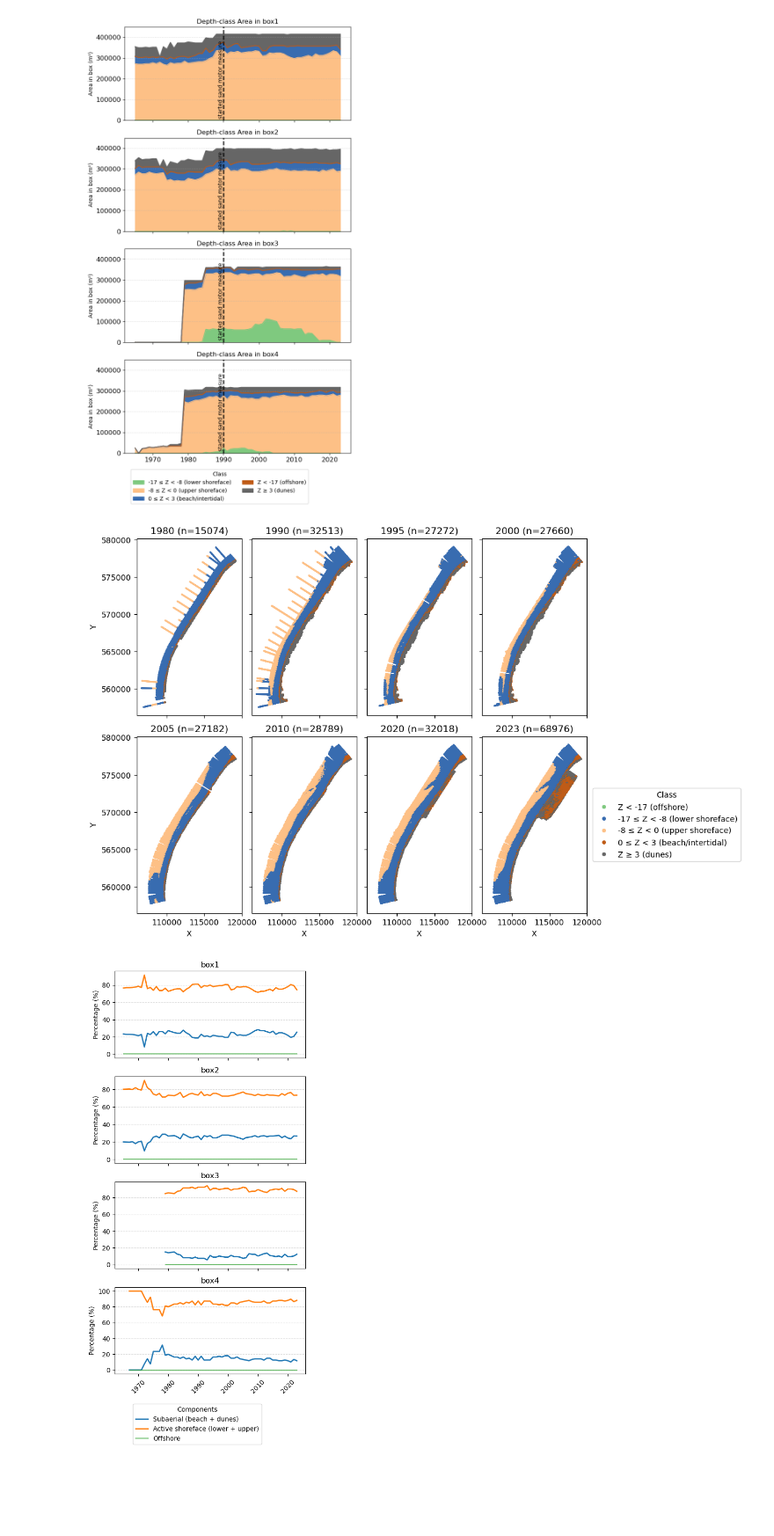
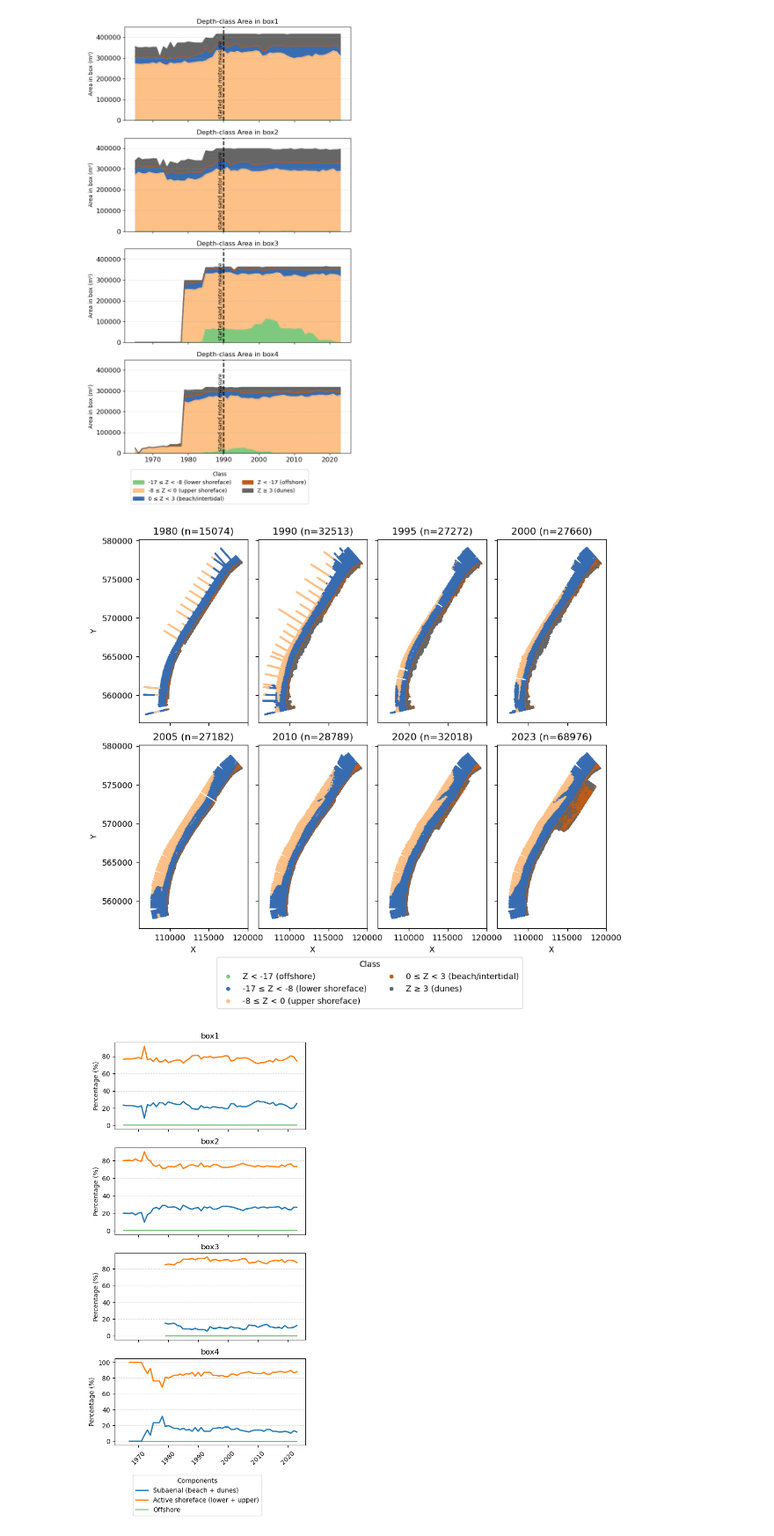
Before and after one commit to movephutthaphaiboon/model-based-water-systems-assessment, a Jupyter notebook: coastal_lab/coast-evolution-cleaned.ipynb, the cells around one changed output. Shown at 88% size. Cells and saved outputs as stored; diff of their text form; code cells hidden in the pictures; blank space fills up the shorter version.

Commit message:
adjust legend loc

```diff
--- a/coastal_lab/coast-evolution-cleaned.ipynb
+++ b/coastal_lab/coast-evolution-cleaned.ipynb
@@ -1851,35 +1851,37 @@ if 'class' in df_xyz.columns:
     else:
         legend_labels = list(pd.Categorical(df_xyz['class']).categories)
 else:
     legend_labels = []
 
 # Fallback to bins-based labels if categories length doesn't match n_classes
 if len(legend_labels) != n_classes:
     legend_labels = []
     if 'bins' in globals() and isinstance(bins, (list, tuple)) and len(bins) >= n_classes + 1:
         for idx in range(n_classes):
             lo = bins[idx]
             hi = bins[idx + 1]
             if lo == -float('inf'):
                 lab = f'Z < {hi}'
             elif hi == float('inf'):
                 lab = f'Z ≥ {lo}'
             else:
                 lab = f'{lo} ≤ Z < {hi}'
             legend_labels.append(lab)
     else:
         legend_labels = [f'class {i}' for i in range(n_classes)]
 
 # create legend handles using swapped colors_list
 handles = [Line2D([0], [0], marker='o', color='w', markerfacecolor=colors_list[i],
                   markersize=6, label=legend_labels[i]) for i in range(n_classes)]
 
 # place legend on the right
-axes[-1].legend(handles=handles, title='Class', bbox_to_anchor=(1.02, 0.5), loc='center left')
+ncol = 2
+fig.legend(handles=handles, title='Class', loc='lower center', bbox_to_anchor=(0.5, -0.08), ncol=ncol)
+plt.subplots_adjust(bottom=0.10)
 
 plt.show()
 # %% [output]
-[figure, old version]
+[figure, new version]
 # %%
 # 4-row (1 column) subplot: compute & plot subaerial / active shoreface / offshore for box1..box4
 boxes = ['box1', 'box2', 'box3', 'box4']
```
Also changed, not shown: parts of 1 cell of this notebook, 1 other file.
